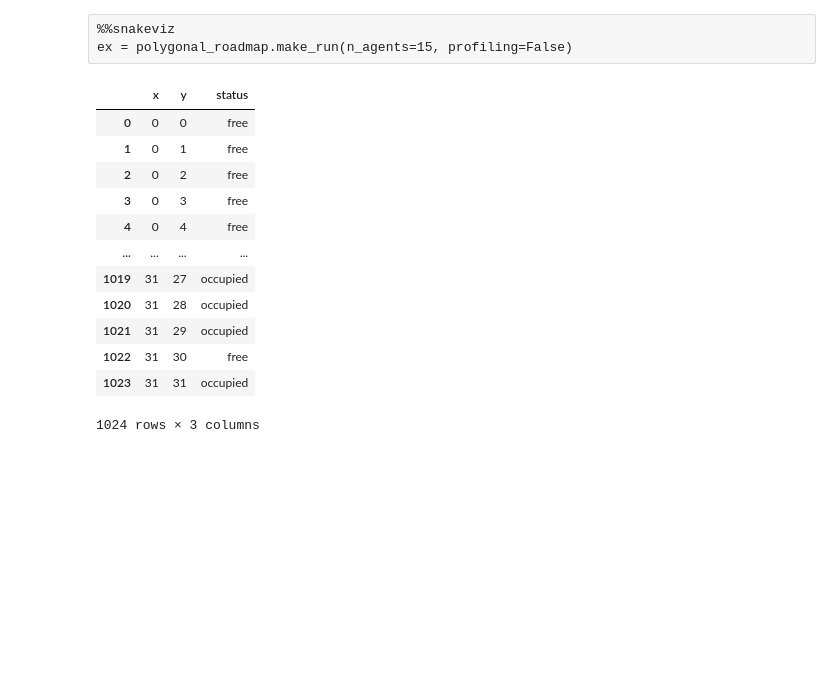
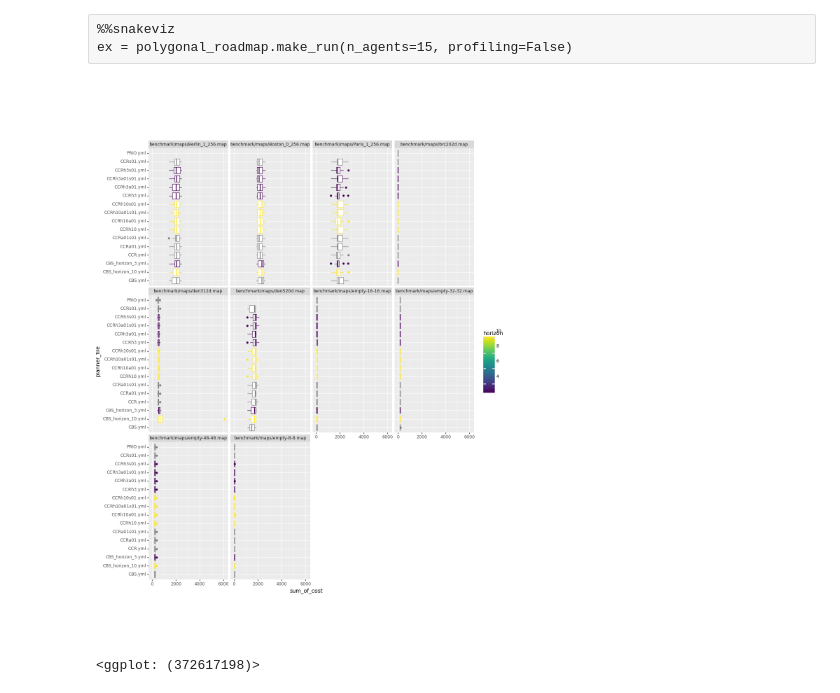
Before and after one commit to ovgu-FINken/polygonal_roadmaps, a Jupyter notebook: Pathfinding.ipynb, the cells around one changed output. Cells and saved outputs as stored; diff of their text form; code cells hidden in the pictures; blank space fills up the shorter version.

Commit message:
results are good

```diff
--- a/Pathfinding.ipynb
+++ b/Pathfinding.ipynb
@@ -31,32 +32,15 @@ SCEN = 'even/maze-32-32-4-even-1.scen'
-# %%
-polygonal_roadmap.MapfInfoEnvironment(SCEN).get_obstacle_df()
-# %% [output]
-|  | x | y | status |
-| 0 | 0 | 0 | free |
-| 1 | 0 | 1 | free |
-| 2 | 0 | 2 | free |
-| 3 | 0 | 3 | free |
-| 4 | 0 | 4 | free |
-| ... | ... | ... | ... |
-| 1019 | 31 | 27 | occupied |
-| 1020 | 31 | 28 | occupied |
-| 1021 | 31 | 29 | occupied |
-| 1022 | 31 | 30 | free |
-| 1023 | 31 | 31 | occupied |
-1024 rows × 3 columns
-# %%
-from polygonal_roadmaps import utils
-# plans = ['CBS.yml', 'CBS_horizon_3.yml', 'PRIO.yml', 'CCR.yml']
-plans = ['CCR.yml']
-scens = ['maze_even.yml', 'maze_random.yml', 'room_32_even.yml', 'room_32_random.yml']
-data = []
-for plan in plans:
-    for scen in scens:
-        data.append(utils.load_results(plan, scen))
-profiles = [d[1] for d in data]
-
-
-df_profiles = pd.concat(profiles, ignore_index=True)
-df_profiles.ncalls = df_profiles.ncalls.astype(int)
-df_history = utils.convert_history_to_df(data[0][0][SCEN].history)
-df_obstacles = polygonal_roadmap.MapfInfoEnvironment(SCEN).get_obstacle_df()
+# %%
+from polygonal_roadmaps import utils
+plans = ['CCR.yml', 'CBS.yml', 'CBS_horizon_3.yml', 'PRIO.yml']
+# plans = ['CCR.yml']
+scens = ['maze_even.yml', 'maze_random.yml', 'room_32_even.yml', 'room_32_random.yml']
+data = {}
+profiles = []
+
+d = utils.load_results(path="results")
+# %%
+ggplot(d[1], aes(x='planner_file', y='sum_of_cost', color='horizon')) + geom_boxplot() + coord_flip() + facet_wrap(['map_file']) + theme(figure_size=(12,16))
+# plt.tight_layout()
+# %% [output]
+[figure, added]
+<ggplot: (372617198)>
```
Also changed, not shown: parts of 20 cells of this notebook, 1 other file.
